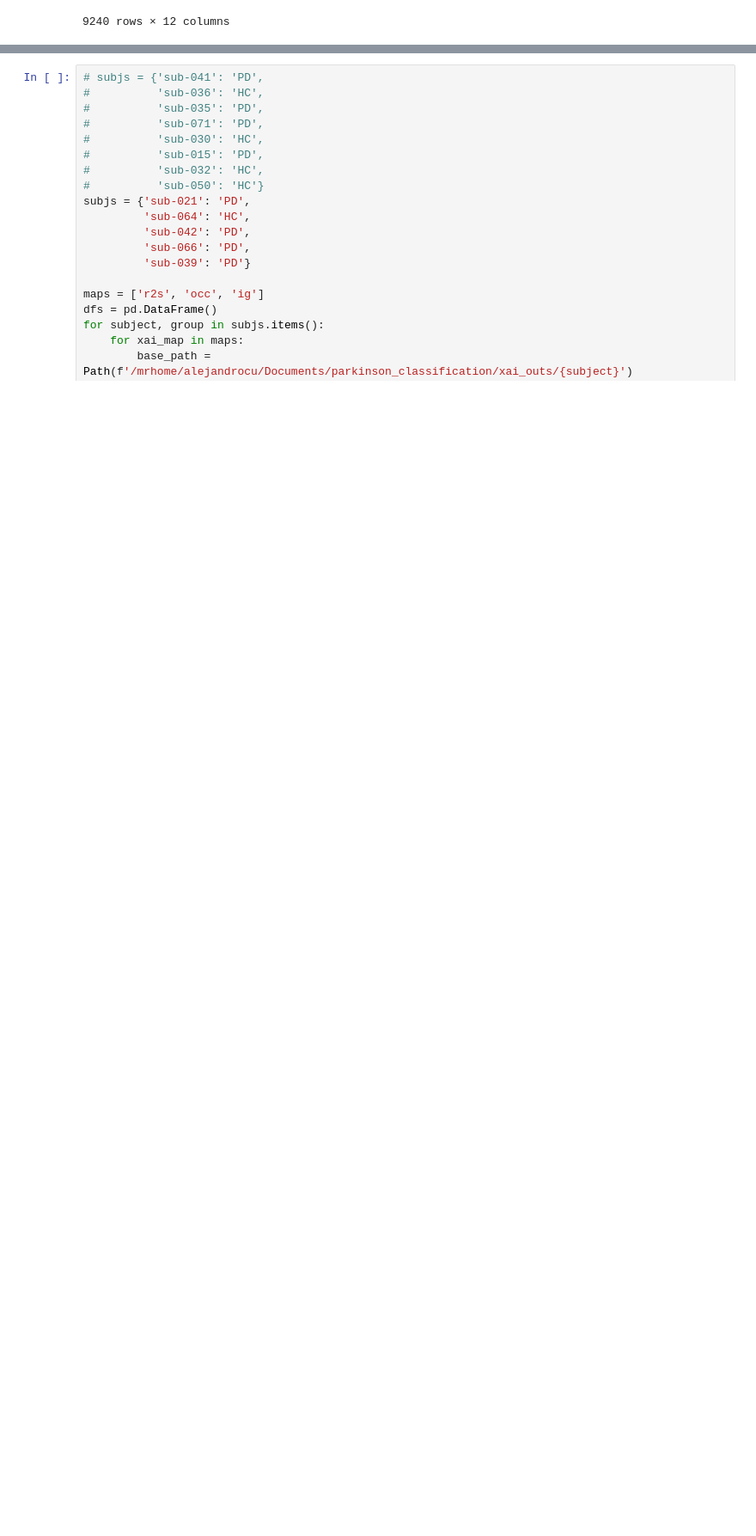
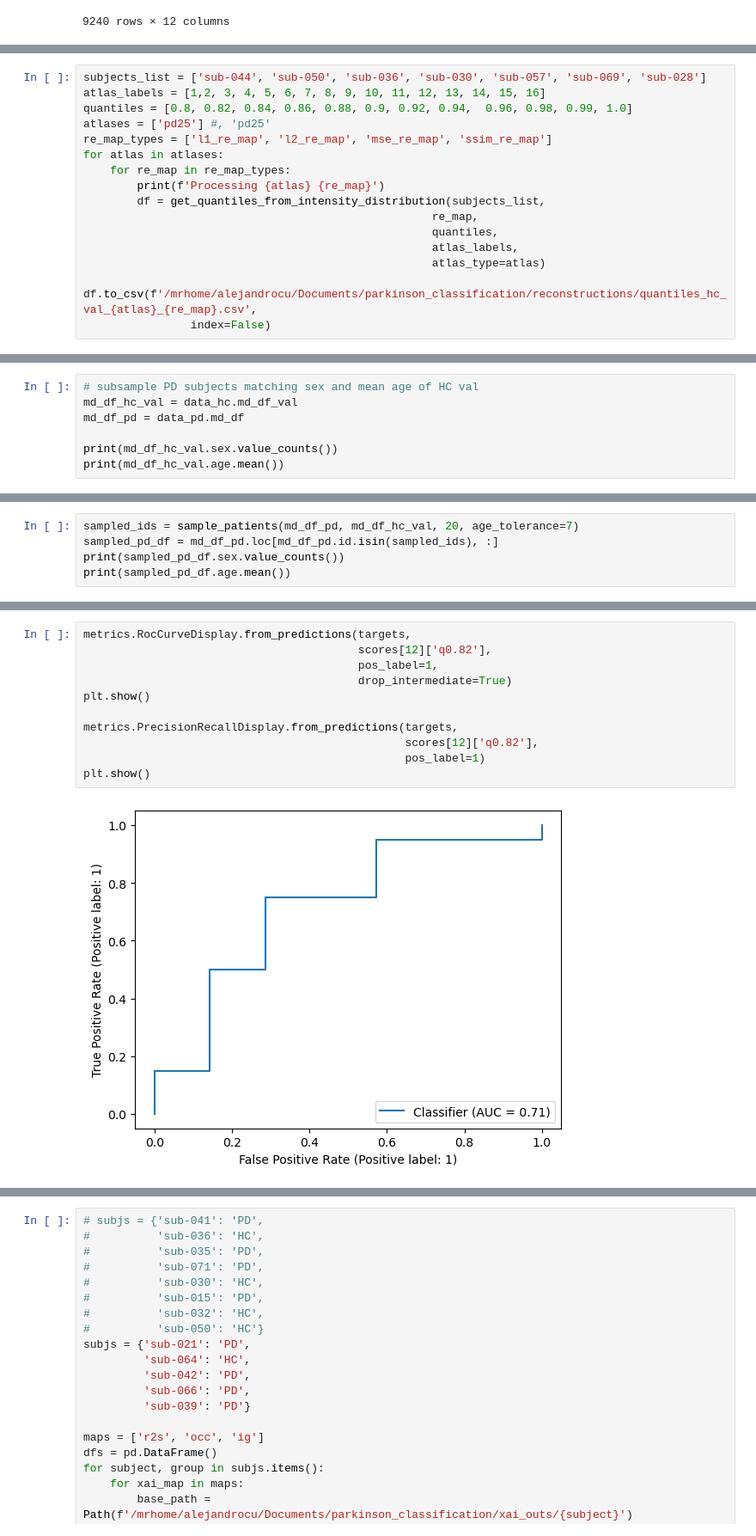
Before and after one commit to alexCortinaU/parkinson_classification, a Jupyter notebook: proc_xai_maps.ipynb, the cells around one changed output, grey strips where cells are left out. Shown at 86% size. Cells and saved outputs as stored; diff of their text form; blank space fills up the shorter version.

```diff
--- a/proc_xai_maps.ipynb
+++ b/proc_xai_maps.ipynb
@@ -129,0 +193,16 @@ dfs
+# %%
+subjects_list = ['sub-044', 'sub-050', 'sub-036', 'sub-030', 'sub-057', 'sub-069', 'sub-028']
+atlas_labels = [1,2, 3, 4, 5, 6, 7, 8, 9, 10, 11, 12, 13, 14, 15, 16]
+quantiles = [0.8, 0.82, 0.84, 0.86, 0.88, 0.9, 0.92, 0.94,  0.96, 0.98, 0.99, 1.0]
+atlases = ['pd25'] #, 'pd25'
+re_map_types = ['l1_re_map', 'l2_re_map', 'mse_re_map', 'ssim_re_map']
+for atlas in atlases:
+    for re_map in re_map_types:
+        print(f'Processing {atlas} {re_map}')
+        df = get_quantiles_from_intensity_distribution(subjects_list,
+                                                    re_map,
+                                                    quantiles,
+                                                    atlas_labels,
+                                                    atlas_type=atlas)
+        df.to_csv(f'/mrhome/alejandrocu/Documents/parkinson_classification/reconstructions/quantiles_hc_val_{atlas}_{re_map}.csv',
+                index=False)
@@ -129,0 +455,7 @@ dfs
+# %%
+# subsample PD subjects matching sex and mean age of HC val
+md_df_hc_val = data_hc.md_df_val
+md_df_pd = data_pd.md_df
+
+print(md_df_hc_val.sex.value_counts())
+print(md_df_hc_val.age.mean())
@@ -129,0 +477,5 @@ dfs
+# %%
+sampled_ids = sample_patients(md_df_pd, md_df_hc_val, 20, age_tolerance=7)
+sampled_pd_df = md_df_pd.loc[md_df_pd.id.isin(sampled_ids), :]
+print(sampled_pd_df.sex.value_counts())
+print(sampled_pd_df.age.mean())
@@ -129,0 +535,13 @@ dfs
+# %%
+metrics.RocCurveDisplay.from_predictions(targets,
+                                         scores[12]['q0.82'],
+                                         pos_label=1,
+                                         drop_intermediate=True)
+plt.show()
+
+metrics.PrecisionRecallDisplay.from_predictions(targets,
+                                                scores[12]['q0.82'],
+                                                pos_label=1)
+plt.show()
+# %% [output]
+[figure, added]
```
Also changed, not shown: parts of 33 cells of this notebook, 2 other files.
